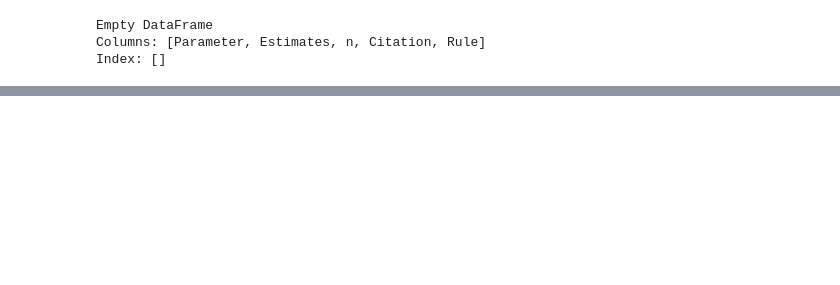
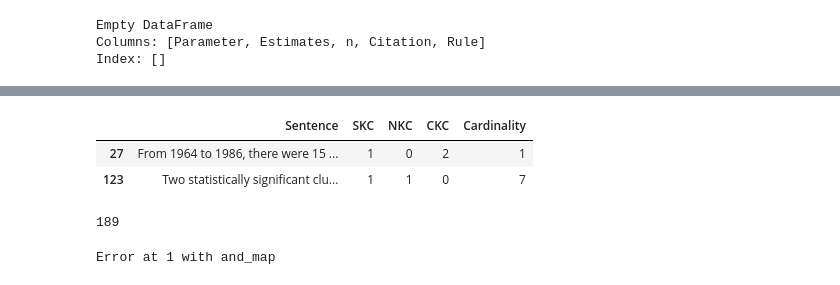
Before and after one commit to djschlicht/academic-paper-scraper, a Jupyter notebook: textdataframe.ipynb, the cells around one changed output, grey strips where cells are left out. Cells and saved outputs as stored; diff of their text form; code cells hidden in the pictures; blank space fills up the shorter version.

Commit message:
Prints out when errors occur for individual rules

```diff
--- a/textdataframe.ipynb
+++ b/textdataframe.ipynb
@@ -443,0 +447,14 @@ relevantdf
+# %%
+sentencesWith('comprising')
+# %% [output]
+|  | Sentence | SKC | NKC | CKC | Cardinality |
+| 27 | From 1964 to 1986, there were 15 ... | 1 | 0 | 2 | 1 |
+| 123 | Two statistically significant clu... | 1 | 1 | 0 | 7 |
+# %%
+int(189.0)
+# %% [output]
+189
+# %%
+print("Error at",1,"with and_map")
+# %% [output]
+Error at 1 with and_map
```
Also changed, not shown: parts of 8 cells of this notebook.
